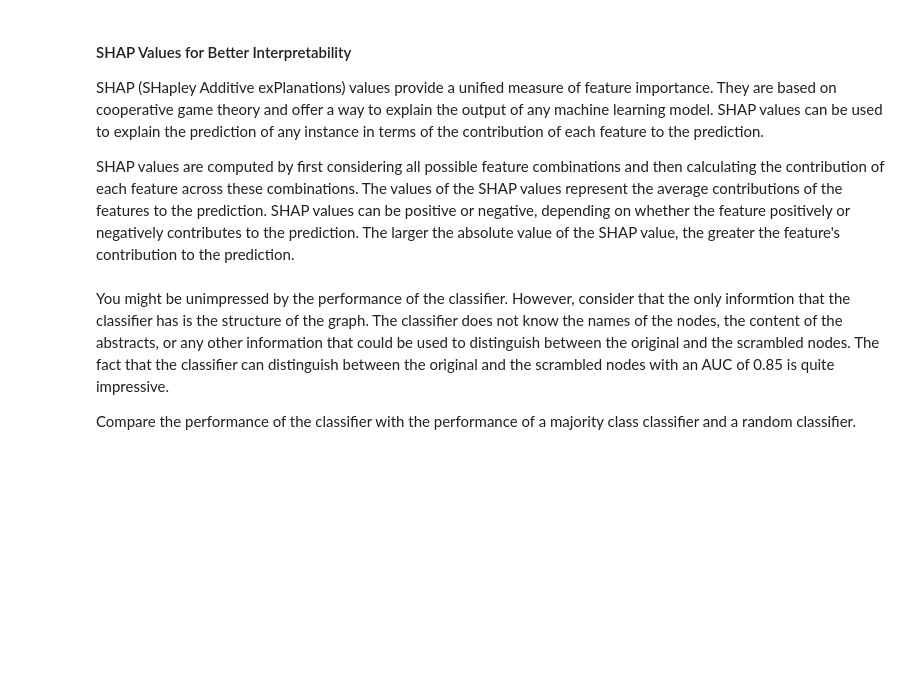
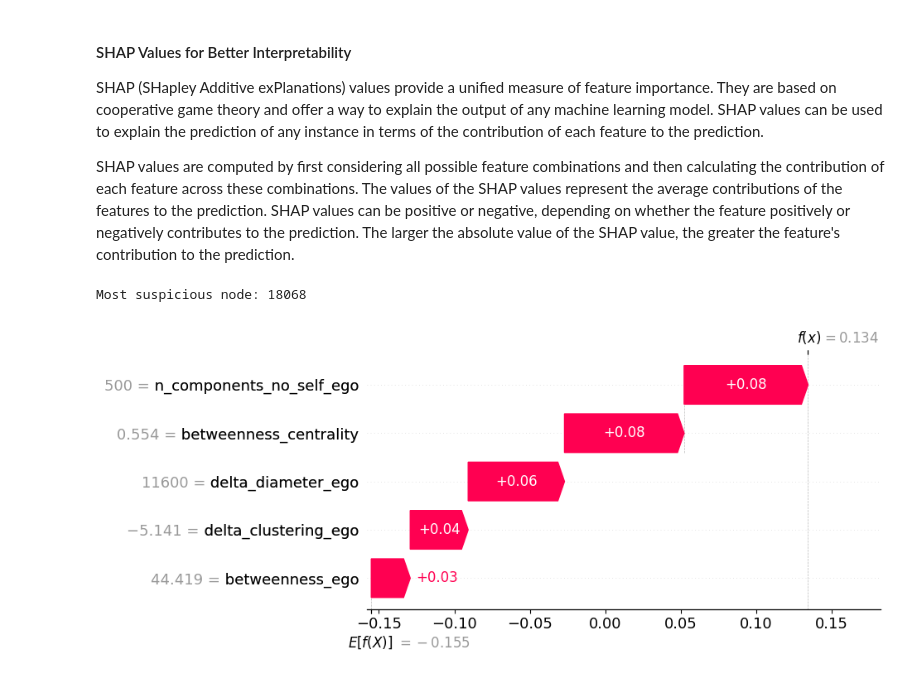
Before and after one commit to bgbg/MLConnectedWorld, a Jupyter notebook: MLConnectedWorldBook/part_04_ch01_node_based_learning.ipynb, the cells around one changed output. Cells and saved outputs as stored; diff of their text form; code cells hidden in the pictures; blank space fills up the shorter version.

```diff
--- a/MLConnectedWorldBook/part_04_ch01_node_based_learning.ipynb
+++ b/MLConnectedWorldBook/part_04_ch01_node_based_learning.ipynb
@@ -466,11 +660,14 @@ SHAP (SHapley Additive exPlanations) values provide a unified measure of feature
 SHAP values are computed by first considering all possible feature combinations and then calculating the contribution of each feature across these combinations. The values of the SHAP values represent the average contributions of the features to the prediction. SHAP values can be positive or negative, depending on whether the feature positively or negatively contributes to the prediction. The larger the absolute value of the SHAP value, the greater the feature's contribution to the prediction.
 # %%
 import shap
-
-shap_values = shap.TreeExplainer(classifier).shap_values(X_test)
+shap_values = shap.TreeExplainer(classifier)(X_test)
+# %%
+y_pred = classifier.predict_proba(X_test)[:, 1]
+most_suspicious = np.argmax(y_pred)
+print(f"Most suspicious node: {X_test.index[most_suspicious]}")
+# %% [output]
+Most suspicious node: 18068
 # %%
-shap.summary_plot(shap_values, X_test, max_display=10)
+shap.plots.waterfall(shap_values[most_suspicious]*100, max_display=10)
+# %% [output]
+[figure, added]
-# %% [markdown]
-You might be unimpressed by the performance of the classifier. However, consider that the only informtion that the classifier has is the structure of the graph. The classifier does not know the names of the nodes, the content of the abstracts, or any other information that could be used to distinguish between the original and the scrambled nodes. The fact that the classifier can distinguish between the original and the scrambled nodes with an AUC of 0.85 is quite impressive.
-
-Compare the performance of the classifier with the performance of a majority class classifier and a random classifier.
```
Also changed, not shown: parts of 31 cells of this notebook.
